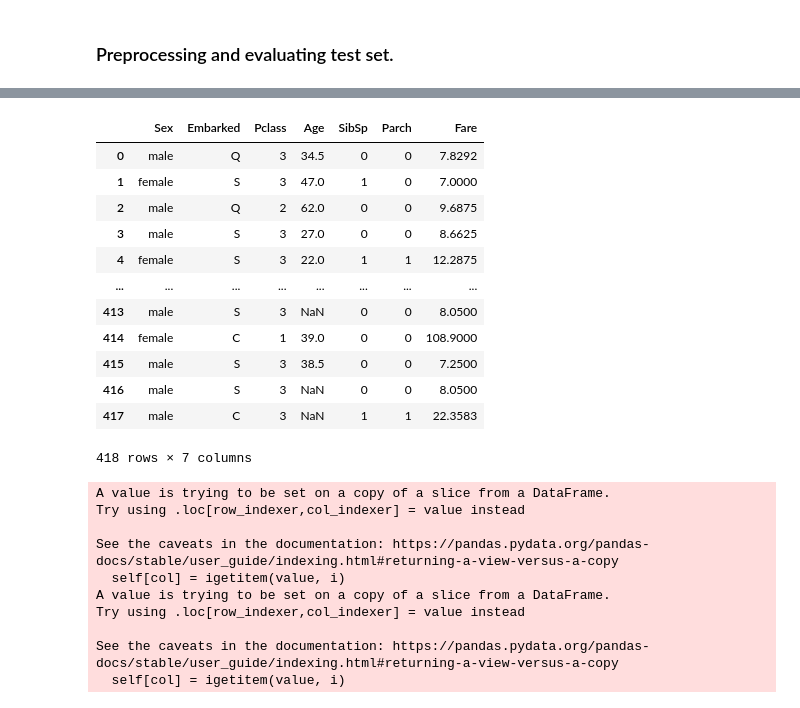
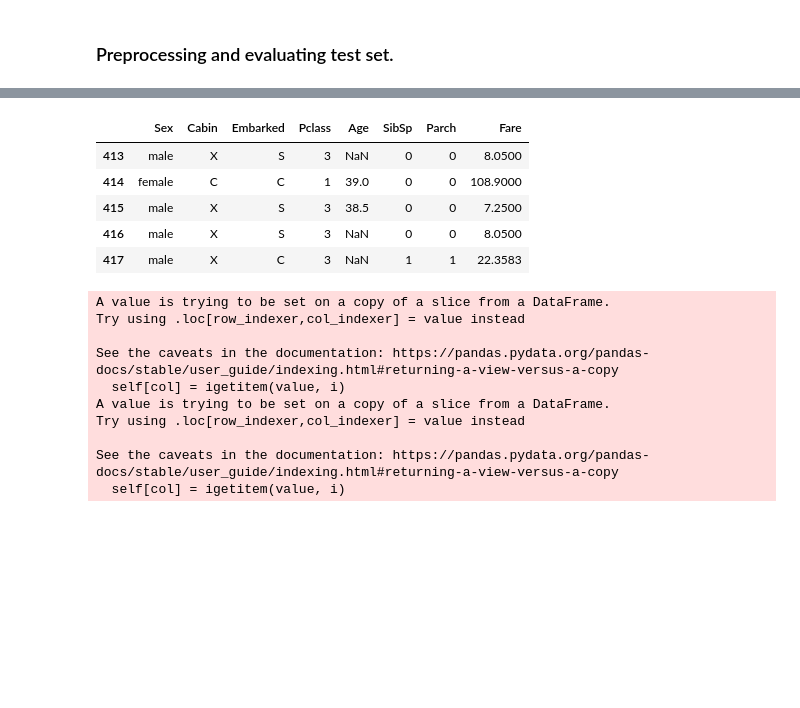
Before and after one commit to Ashinth16/Titanic, a Jupyter notebook: titanic_1.ipynb, the cells around one changed output, grey strips where cells are left out. Saved outputs shown, nothing was run; the diff lists cells and outputs as text; code cells hidden in the pictures; blank space fills up the shorter version.

```diff
--- a/titanic_1.ipynb
+++ b/titanic_1.ipynb
@@ -83,0 +86,15 @@ dtype: object
+# %%
+# we take the first variable as the tier
+#for training data
+for i in range(len(data_train)):
+    if(pd.isnull(data_train.Cabin.iloc[i])):
+        data_train.Cabin.iloc[i]='X'
+    else:
+        data_train.Cabin.iloc[i]=data_train.Cabin.iloc[i][0]
+
+#for test data
+for i in range(len(data_test)):
+    if(pd.isnull(data_test.Cabin.iloc[i])):
+        data_test.Cabin.iloc[i]='X'
+    else:
+        data_test.Cabin.iloc[i]=data_test.Cabin.iloc[i][0]
@@ -254,21 +317,14 @@ data_test.head()
 data_test.drop(['PassengerId'],inplace=True,axis=1)
 # %%
 X_test=data_test[cat_cols+num_cols]
-X_test
+X_test.tail()
 # %% [output]
-|  | Sex | Embarked | Pclass | Age | SibSp | Parch | Fare |
-| 0 | male | Q | 3 | 34.5 | 0 | 0 | 7.8292 |
-| 1 | female | S | 3 | 47.0 | 1 | 0 | 7.0000 |
-| 2 | male | Q | 2 | 62.0 | 0 | 0 | 9.6875 |
-| 3 | male | S | 3 | 27.0 | 0 | 0 | 8.6625 |
-| 4 | female | S | 3 | 22.0 | 1 | 1 | 12.2875 |
-| ... | ... | ... | ... | ... | ... | ... | ... |
-| 413 | male | S | 3 | NaN | 0 | 0 | 8.0500 |
-| 414 | female | C | 1 | 39.0 | 0 | 0 | 108.9000 |
-| 415 | male | S | 3 | 38.5 | 0 | 0 | 7.2500 |
-| 416 | male | S | 3 | NaN | 0 | 0 | 8.0500 |
-| 417 | male | C | 3 | NaN | 1 | 1 | 22.3583 |
+|  | Sex | Cabin | Embarked | Pclass | Age | SibSp | Parch | Fare |
+| 413 | male | X | S | 3 | NaN | 0 | 0 | 8.0500 |
+| 414 | female | C | C | 1 | 39.0 | 0 | 0 | 108.9000 |
+| 415 | male | X | S | 3 | 38.5 | 0 | 0 | 7.2500 |
+| 416 | male | X | S | 3 | NaN | 0 | 0 | 8.0500 |
+| 417 | male | X | C | 3 | NaN | 1 | 1 | 22.3583 |
-418 rows × 7 columns
 # %%
 X_test[cat_cols]=o_encod.transform(X_test[cat_cols])
 X_test[scaled_cols]=mms.transform(X_test[scaled_cols])
```
Also changed, not shown: parts of 17 cells of this notebook, 1 other file.
